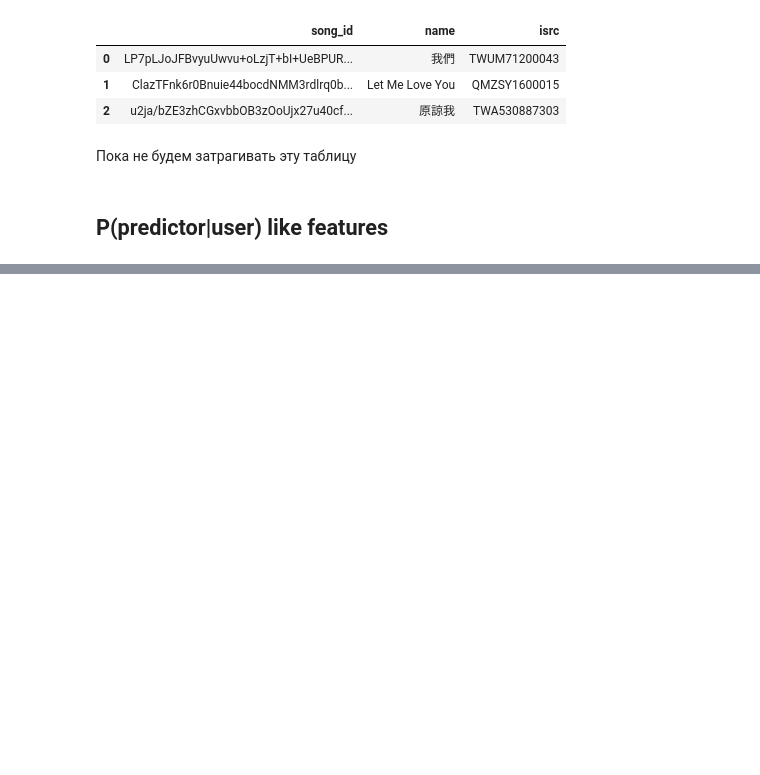
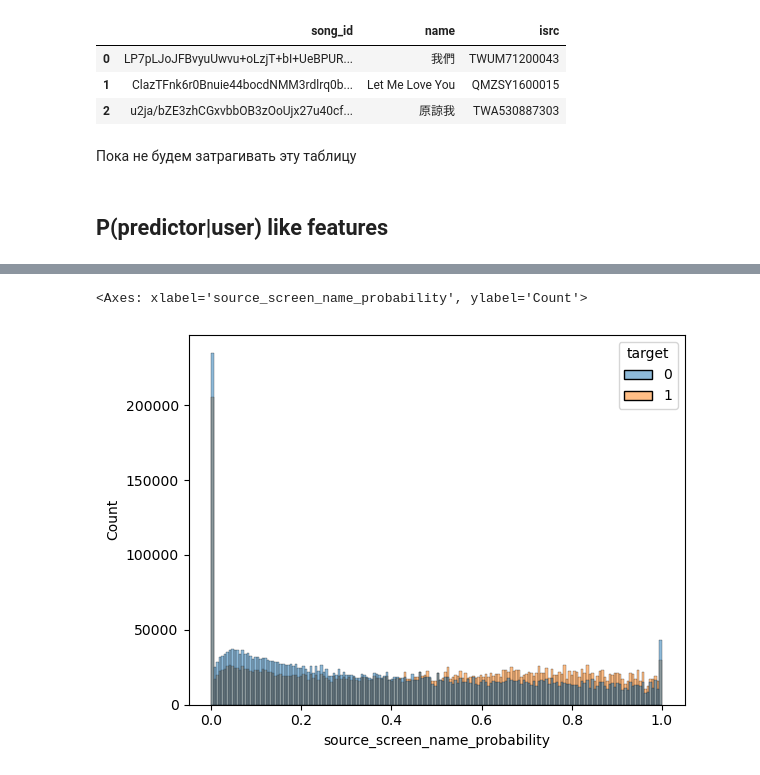
Before and after one commit to my-sas/Music-Recomender, a Jupyter notebook: notebooks/eda.ipynb, the cells around one changed output, grey strips where cells are left out. Drawn from its saved outputs; the diff is of its cells as text; code cells hidden in the pictures; blank space fills up the shorter version.

```diff
--- a/notebooks/eda.ipynb
+++ b/notebooks/eda.ipynb
@@ -242,0 +299,5 @@ train.head(3)
+# %%
+sns.histplot(x=f'{predictors[1]}_probability', hue='target', data=train)
+# %% [output]
+<Axes: xlabel='source_screen_name_probability', ylabel='Count'>
+[figure, added]
```
Also changed, not shown: parts of 22 cells of this notebook, 4 other files.
